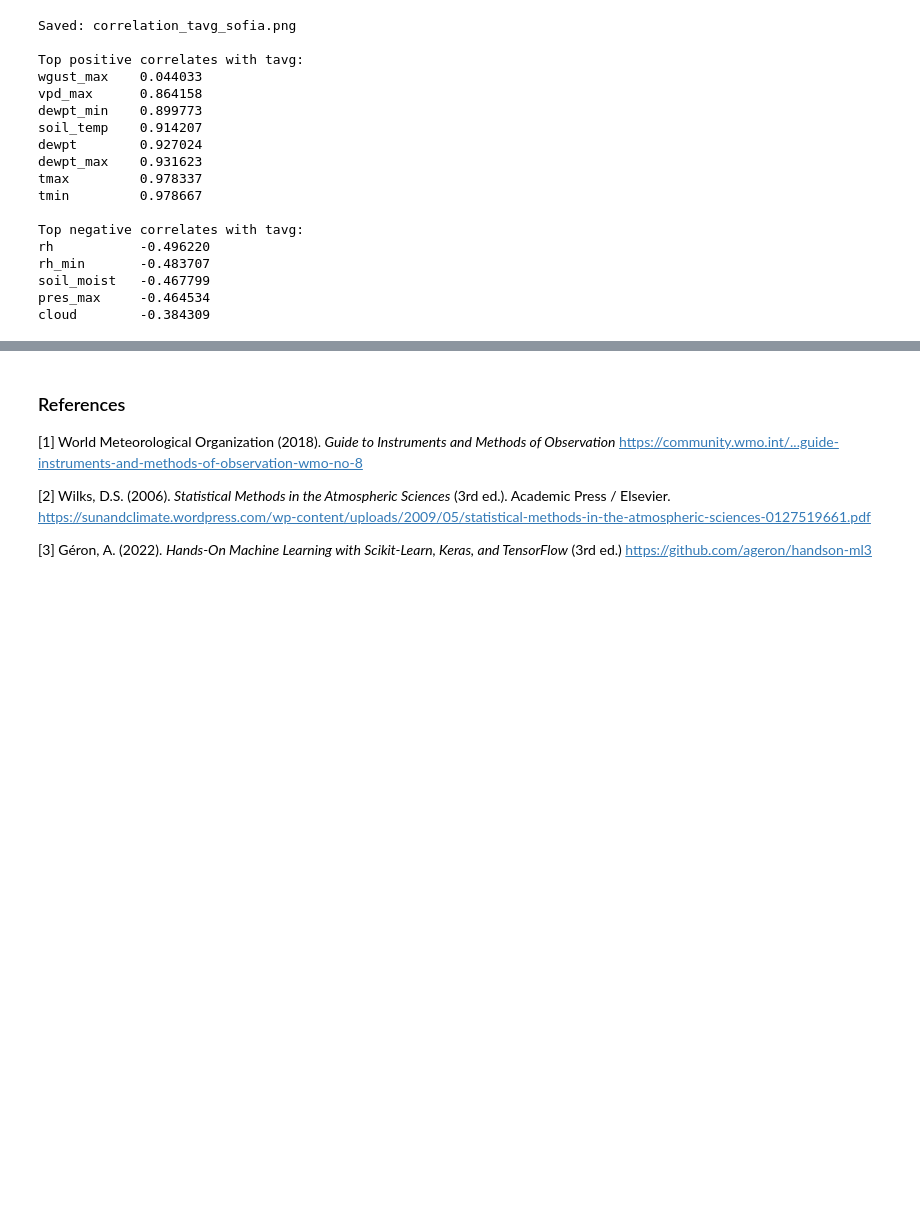
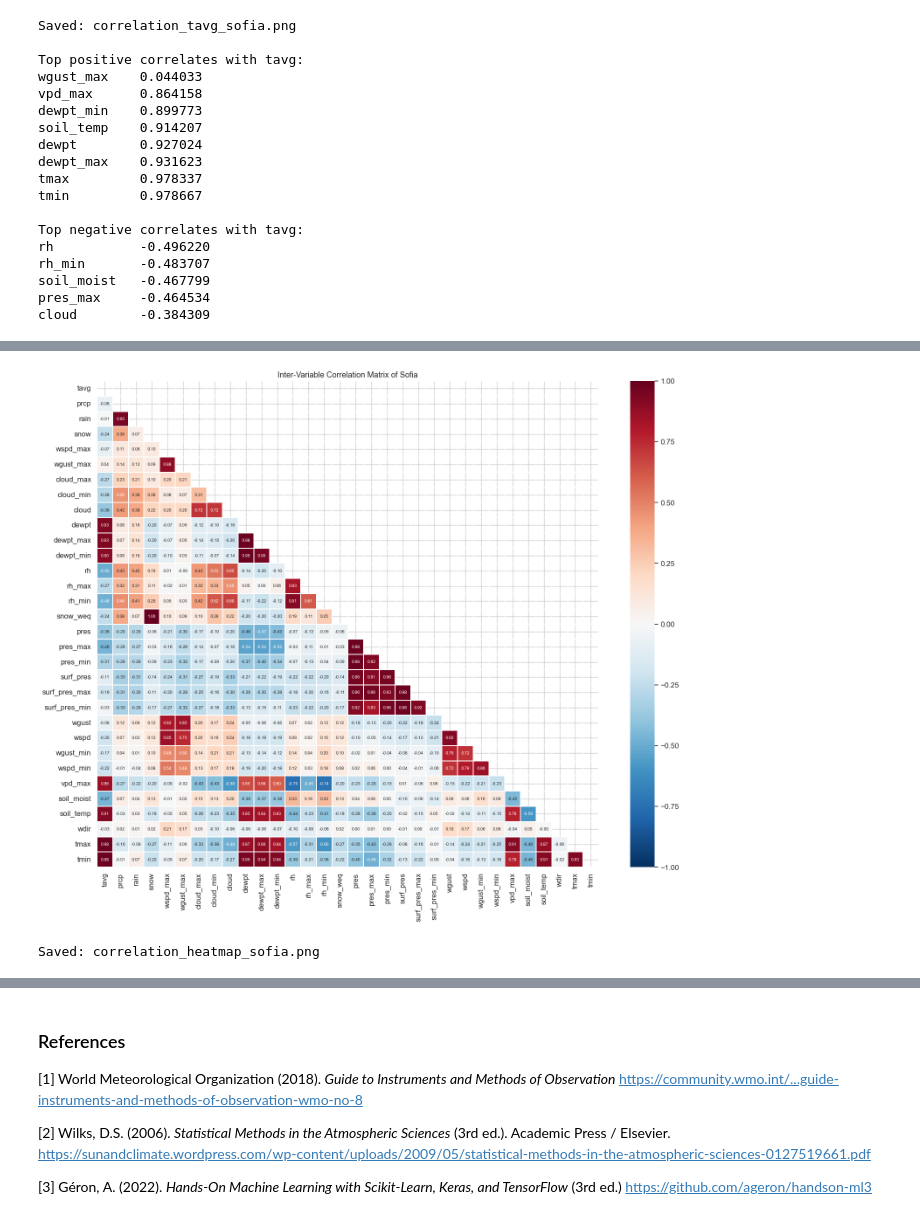
Before and after one commit to crystal-wolfer/AI-ML26-C03-weather-forecasting, a Jupyter notebook: notebooks/01_data_collection_and_eda.ipynb, the cells around one changed output, grey strips where cells are left out. Cells and saved outputs as stored; diff of their text form; code cells hidden in the pictures; blank space fills up the shorter version.

```diff
--- a/notebooks/01_data_collection_and_eda.ipynb
+++ b/notebooks/01_data_collection_and_eda.ipynb
@@ -711,0 +722,17 @@ cloud        -0.384309
+# %%
+df_heat = city_dfs['sofia'].drop(columns=['city'])
+corr_matrix = df_heat.corr()
+mask = np.triu(np.ones_like(corr_matrix, dtype=bool))
+
+fig, ax = plt.subplots(figsize=(16, 13))
+sns.heatmap(
+    corr_matrix, mask=mask, annot=True, fmt='.2f', annot_kws={'size': 7}, cmap='RdBu_r', center=0, vmin=-1, vmax=1, linewidths=0.3, ax=ax
+)
+ax.set_title('Inter-Variable Correlation Matrix of Sofia', fontsize=13)
+plt.tight_layout()
+plt.savefig(FIGURES_DIR / 'correlation_heatmap_sofia.png', dpi=150, bbox_inches='tight')
+plt.show()
+print('Saved: correlation_heatmap_sofia.png')
+# %% [output]
+[figure, added]
+Saved: correlation_heatmap_sofia.png
```
Also changed, not shown: parts of 31 cells of this notebook, 9 other files.
